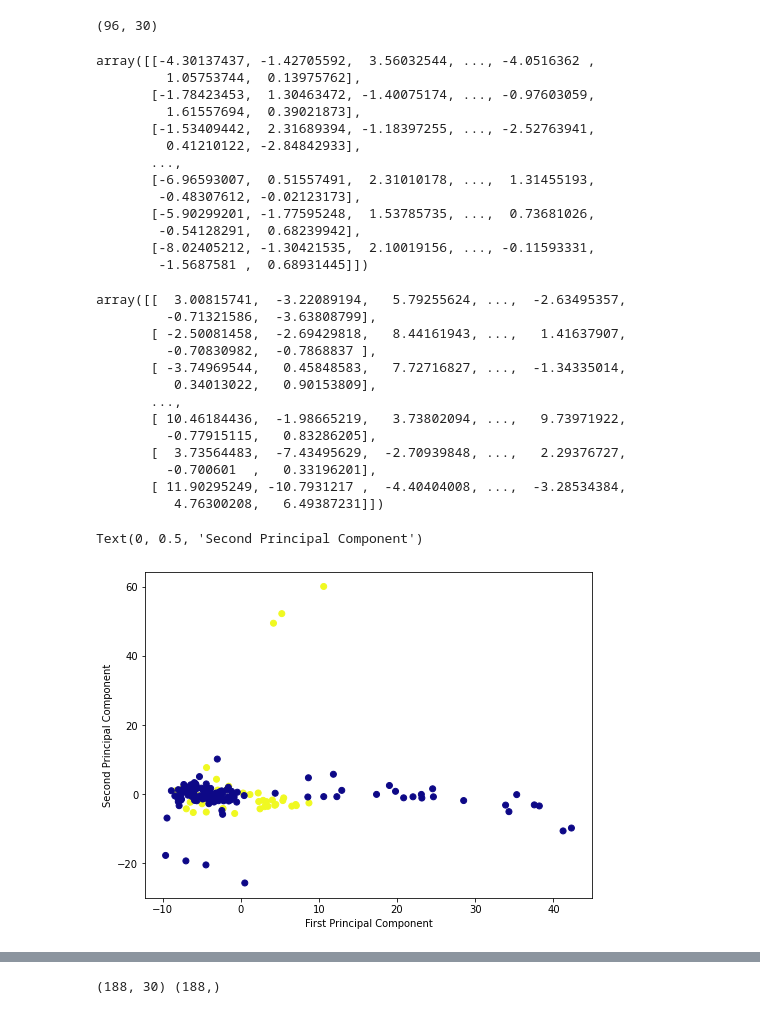
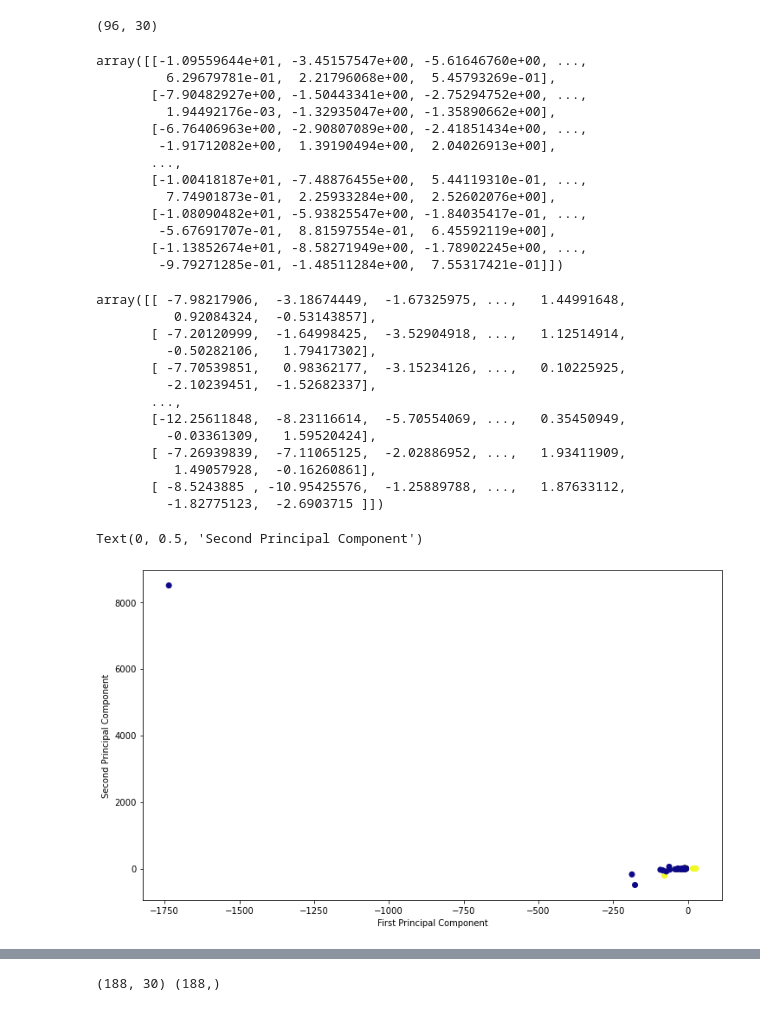
Before and after one commit to maigacribzz/EEG-Biometrics, a Jupyter notebook: Biometrics_Analysis_Emotions.ipynb, the cells around one changed output, grey strips where cells are left out. Cells and saved outputs as stored; diff of their text form; code cells hidden in the pictures.

```diff
--- a/Biometrics_Analysis_Emotions.ipynb
+++ b/Biometrics_Analysis_Emotions.ipynb
@@ -117,12 +115,11 @@ array([ 1,  2,  3,  4,  5,  6,  7,  8,  9, 10, 11, 12, 13, 14, 15, 16, 17,
 ## Concantenating Selected Random samples for Subject 1 Train Dataset
 # %%
 df_1 = df1[df1['Target']==1]
-df_8 = df1[df1['Target']==8]
-df_9 = df1[df1['Target']==9]
+df_2 = df1[df1['Target']==2]
+df_14 = df1[df1['Target']==14]
 df_15 = df1[df1['Target']==15]
 
-
-new_sub1 = pd.concat([df_1,df_8,df_9,df_15],axis=0)
+new_sub1 = pd.concat([df_1,df_2,df_14,df_15],axis=0)
 new_sub1
 # %% [output]
 |  | 0 | 1 | 2 | 3 | 4 | 5 | 6 | 7 | 8 | 9 | ... | ... |
@@ -142,11 +139,12 @@ new_sub1
 ## Concantenating Selected Random samples for Subject 1 Test Dataset
 # %%
 df_1 = df2[df2['Target']==1]
-df_8 = df2[df2['Target']==8]
-df_9 = df2[df2['Target']==9]
+df_2 = df2[df2['Target']==2]
+df_14 = df2[df2['Target']==14]
 df_15 = df2[df2['Target']==15]
 
-new_sub2 = pd.concat([df_1,df_8,df_9,df_15],axis=0)
+
+new_sub2 = pd.concat([df_1,df_2,df_14,df_15],axis=0)
 new_sub2
 # %% [output]
 |  | 0 | 1 | 2 | 3 | 4 | 5 | 6 | 7 | 8 | 9 | ... | ... |
@@ -203,13 +201,13 @@ new_sub2['Target'].value_counts()
 1     24
 Name: Target, dtype: int64
 # %%
-new_sub1['Target'] = new_sub1['Target'].map({1 : 1, 8: 0, 9: 0, 15: 0})
+new_sub1['Target'] = new_sub1['Target'].map({1 : 1, 2: 0, 14: 0, 15: 0})
 # %%
 new_sub1['Target'].unique()
 # %% [output]
 array([1, 0], dtype=int64)
 # %%
-new_sub2['Target'] = new_sub2['Target'].map({1 : 1, 8: 0, 9: 0, 15: 0})
+new_sub2['Target'] = new_sub2['Target'].map({1 : 1, 2: 0, 14: 0, 15: 0})
 new_sub2['Target'].unique()
 # %% [output]
 array([1, 0], dtype=int64)
@@ -363,42 +372,42 @@ x_pcaa.shape
 X = x_pca
 X
 # %% [output]
-array([[-4.30137437, -1.42705592,  3.56032544, ..., -4.0516362 ,
-         1.05753744,  0.13975762],
-       [-1.78423453,  1.30463472, -1.40075174, ..., -0.97603059,
-         1.61557694,  0.39021873],
-       [-1.53409442,  2.31689394, -1.18397255, ..., -2.52763941,
-         0.41210122, -2.84842933],
+array([[-1.09559644e+01, -3.45157547e+00, -5.61646760e+00, ...,
+         6.29679781e-01,  2.21796068e+00,  5.45793269e-01],
+       [-7.90482927e+00, -1.50443341e+00, -2.75294752e+00, ...,
+         1.94492176e-03, -1.32935047e+00, -1.35890662e+00],
+       [-6.76406963e+00, -2.90807089e+00, -2.41851434e+00, ...,
+        -1.91712082e+00,  1.39190494e+00,  2.04026913e+00],
        ...,
-       [-6.96593007,  0.51557491,  2.31010178, ...,  1.31455193,
-        -0.48307612, -0.02123173],
-       [-5.90299201, -1.77595248,  1.53785735, ...,  0.73681026,
-        -0.54128291,  0.68239942],
-       [-8.02405212, -1.30421535,  2.10019156, ..., -0.11593331,
-        -1.5687581 ,  0.68931445]])
+       [-1.00418187e+01, -7.48876455e+00,  5.44119310e-01, ...,
+         7.74901873e-01,  2.25933284e+00,  2.52602076e+00],
+       [-1.08090482e+01, -5.93825547e+00, -1.84035417e-01, ...,
+        -5.67691707e-01,  8.81597554e-01,  6.45592119e+00],
+       [-1.13852674e+01, -8.58271949e+00, -1.78902245e+00, ...,
+        -9.79271285e-01, -1.48511284e+00,  7.55317421e-01]])
 # %%
 x = x_pcaa
 x
 # %% [output]
-array([[  3.00815741,  -3.22089194,   5.79255624, ...,  -2.63495357,
-         -0.71321586,  -3.63808799],
-       [ -2.50081458,  -2.69429818,   8.44161943, ...,   1.41637907,
-         -0.70830982,  -0.7868837 ],
-       [ -3.74969544,   0.45848583,   7.72716827, ...,  -1.34335014,
-          0.34013022,   0.90153809],
+array([[ -7.98217906,  -3.18674449,  -1.67325975, ...,   1.44991648,
+          0.92084324,  -0.53143857],
+       [ -7.20120999,  -1.64998425,  -3.52904918, ...,   1.12514914,
+         -0.50282106,   1.79417302],
+       [ -7.70539851,   0.98362177,  -3.15234126, ...,   0.10225925,
+         -2.10239451,  -1.52682337],
        ...,
-       [ 10.46184436,  -1.98665219,   3.73802094, ...,   9.73971922,
-         -0.77915115,   0.83286205],
-       [  3.73564483,  -7.43495629,  -2.70939848, ...,   2.29376727,
-         -0.700601  ,   0.33196201],
-       [ 11.90295249, -10.7931217 ,  -4.40404008, ...,  -3.28534384,
-          4.76300208,   6.49387231]])
+       [-12.25611848,  -8.23116614,  -5.70554069, ...,   0.35450949,
+         -0.03361309,   1.59520424],
+       [ -7.26939839,  -7.11065125,  -2.02886952, ...,   1.93411909,
+          1.49057928,  -0.16260861],
+       [ -8.5243885 , -10.95425576,  -1.25889788, ...,   1.87633112,
+         -1.82775123,  -2.6903715 ]])
 # %%
-plt.figure(figsize=(8,6))
+plt.figure(figsize=(12,7))
 plt.scatter(x_pca[:,0],x_pca[:,1],c=new_sub1['Target'],cmap='plasma')
 plt.xlabel('First Principal Component')
 plt.ylabel('Second Principal Component')
 # %% [output]
 Text(0, 0.5, 'Second Principal Component')
-[figure, old version]
+[figure, new version]
 # %%
```
Also changed, not shown: parts of 36 cells of this notebook, 1 other file.
